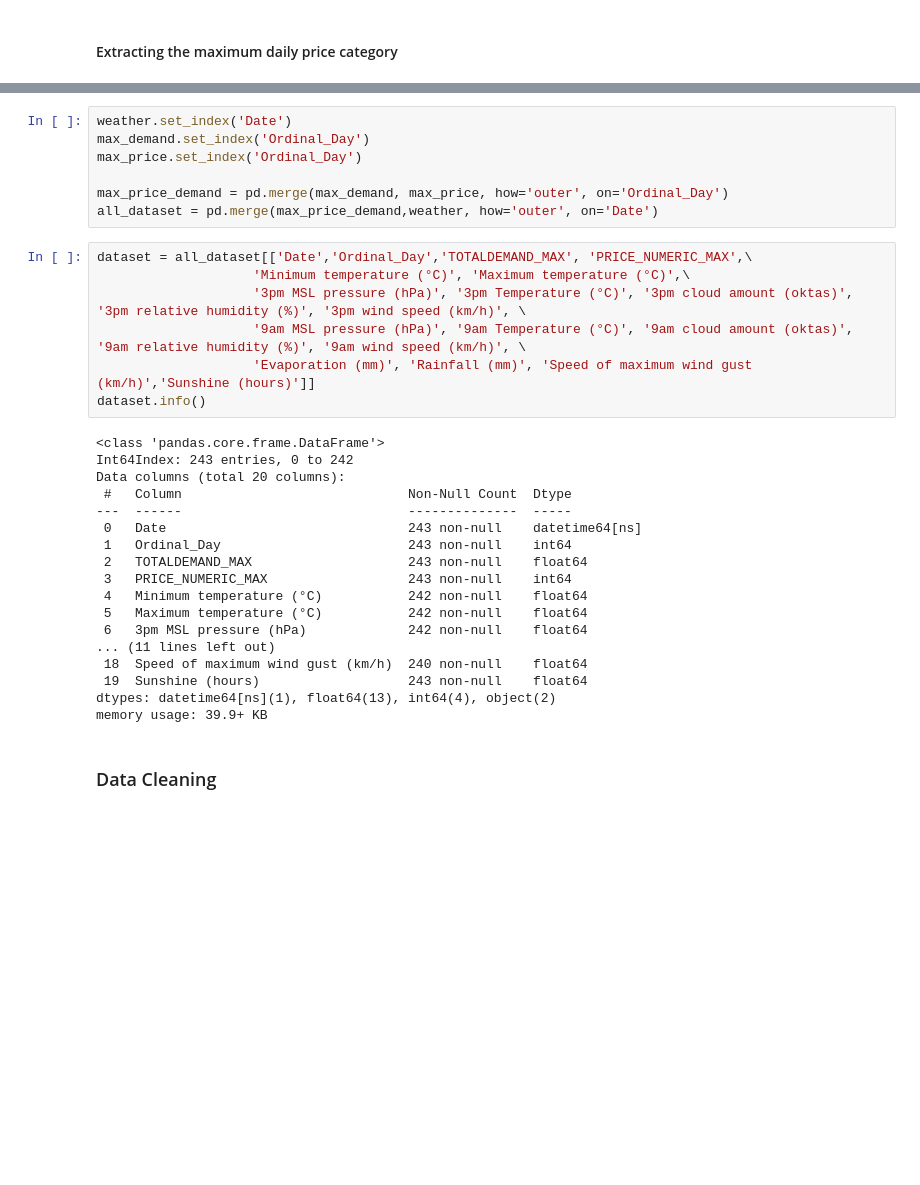
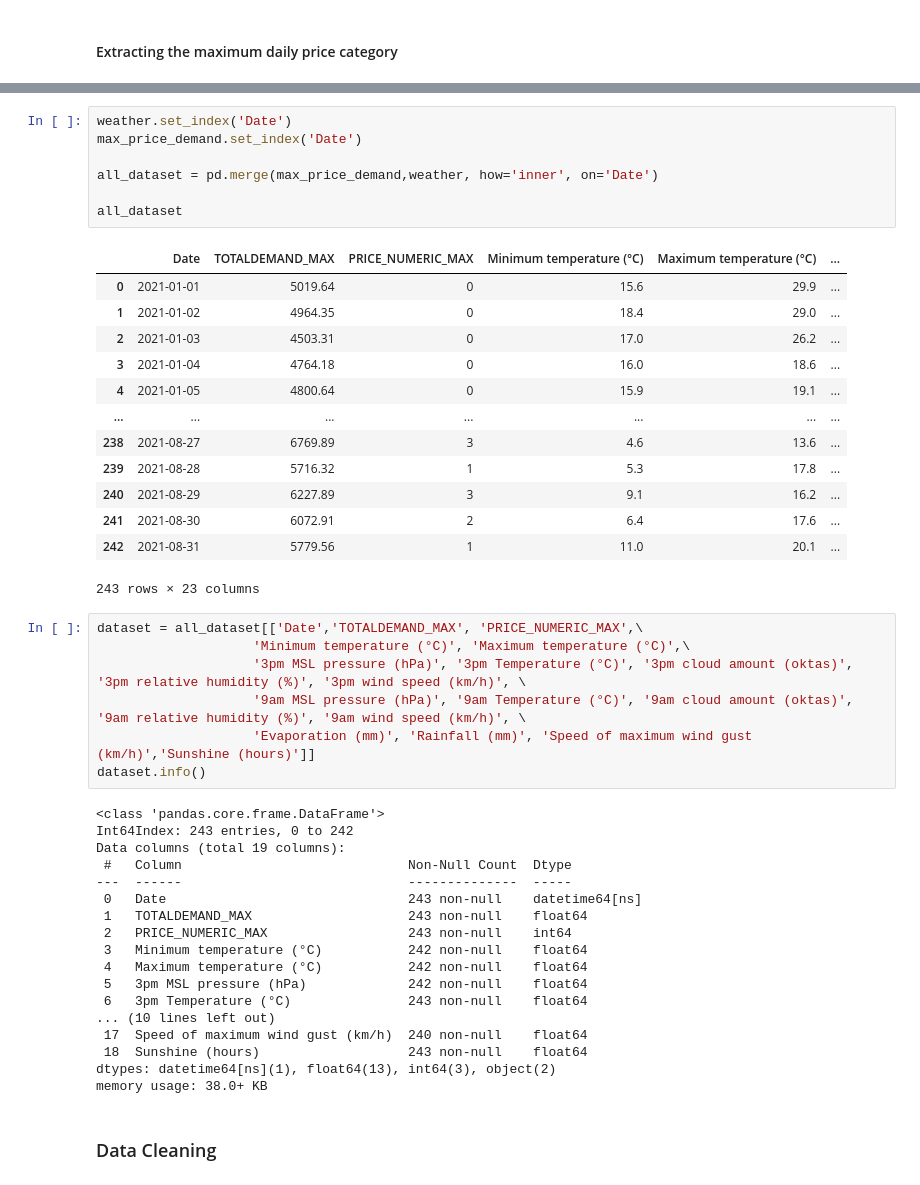
Before and after one commit to Rloanuald/DATA0006_A2_WeatherVsEnergy, a Jupyter notebook: 0.assign2_group2.ipynb, the cells around one changed output, grey strips where cells are left out. Drawn from its saved outputs; the diff is of its cells as text; blank space fills up the shorter version.

```diff
--- a/0.assign2_group2.ipynb
+++ b/0.assign2_group2.ipynb
@@ -122,12 +125,26 @@ max_price
 # %%
 weather.set_index('Date')
-max_demand.set_index('Ordinal_Day')
-max_price.set_index('Ordinal_Day')
+max_price_demand.set_index('Date')
 
-max_price_demand = pd.merge(max_demand, max_price, how='outer', on='Ordinal_Day')
-all_dataset = pd.merge(max_price_demand,weather, how='outer', on='Date')
+all_dataset = pd.merge(max_price_demand,weather, how='inner', on='Date')
+
+all_dataset
+# %% [output]
+|  | Date | TOTALDEMAND_MAX | PRICE_NUMERIC_MAX | Minimum temperature (°C) | Maximum temperature (°C) | ... |
+| 0 | 2021-01-01 | 5019.64 | 0 | 15.6 | 29.9 | ... |
+| 1 | 2021-01-02 | 4964.35 | 0 | 18.4 | 29.0 | ... |
+| 2 | 2021-01-03 | 4503.31 | 0 | 17.0 | 26.2 | ... |
+| 3 | 2021-01-04 | 4764.18 | 0 | 16.0 | 18.6 | ... |
+| 4 | 2021-01-05 | 4800.64 | 0 | 15.9 | 19.1 | ... |
+| ... | ... | ... | ... | ... | ... | ... |
+| 238 | 2021-08-27 | 6769.89 | 3 | 4.6 | 13.6 | ... |
+| 239 | 2021-08-28 | 5716.32 | 1 | 5.3 | 17.8 | ... |
+| 240 | 2021-08-29 | 6227.89 | 3 | 9.1 | 16.2 | ... |
+| 241 | 2021-08-30 | 6072.91 | 2 | 6.4 | 17.6 | ... |
+| 242 | 2021-08-31 | 5779.56 | 1 | 11.0 | 20.1 | ... |
+243 rows × 23 columns
 # %%
-dataset = all_dataset[['Date','Ordinal_Day','TOTALDEMAND_MAX', 'PRICE_NUMERIC_MAX',\
+dataset = all_dataset[['Date','TOTALDEMAND_MAX', 'PRICE_NUMERIC_MAX',\
                     'Minimum temperature (°C)', 'Maximum temperature (°C)',\
                     '3pm MSL pressure (hPa)', '3pm Temperature (°C)', '3pm cloud amount (oktas)', '3pm relative humidity (%)', '3pm wind speed (km/h)', \
                     '9am MSL pressure (hPa)', '9am Temperature (°C)', '9am cloud amount (oktas)', '9am relative humidity (%)', '9am wind speed (km/h)', \
@@ -136,21 +153,21 @@ dataset.info()
 # %% [output]
 <class 'pandas.core.frame.DataFrame'>
 Int64Index: 243 entries, 0 to 242
-Data columns (total 20 columns):
+Data columns (total 19 columns):
  #   Column                             Non-Null Count  Dtype
 ---  ------                             --------------  -----
  0   Date                               243 non-null    datetime64[ns]
- 1   Ordinal_Day                        243 non-null    int64
- 2   TOTALDEMAND_MAX                    243 non-null    float64
- 3   PRICE_NUMERIC_MAX                  243 non-null    int64
- 4   Minimum temperature (°C)           242 non-null    float64
- 5   Maximum temperature (°C)           242 non-null    float64
- 6   3pm MSL pressure (hPa)             242 non-null    float64
-... (11 lines left out)
- 18  Speed of maximum wind gust (km/h)  240 non-null    float64
- 19  Sunshine (hours)                   243 non-null    float64
-dtypes: datetime64[ns](1), float64(13), int64(4), object(2)
-memory usage: 39.9+ KB
+ 1   TOTALDEMAND_MAX                    243 non-null    float64
+ 2   PRICE_NUMERIC_MAX                  243 non-null    int64
+ 3   Minimum temperature (°C)           242 non-null    float64
+ 4   Maximum temperature (°C)           242 non-null    float64
+ 5   3pm MSL pressure (hPa)             242 non-null    float64
+ 6   3pm Temperature (°C)               243 non-null    float64
+... (10 lines left out)
+ 17  Speed of maximum wind gust (km/h)  240 non-null    float64
+ 18  Sunshine (hours)                   243 non-null    float64
+dtypes: datetime64[ns](1), float64(13), int64(3), object(2)
+memory usage: 38.0+ KB
 # %% [markdown]
 ### Data Cleaning
 # %%
```
Also changed, not shown: parts of 5 cells of this notebook.
